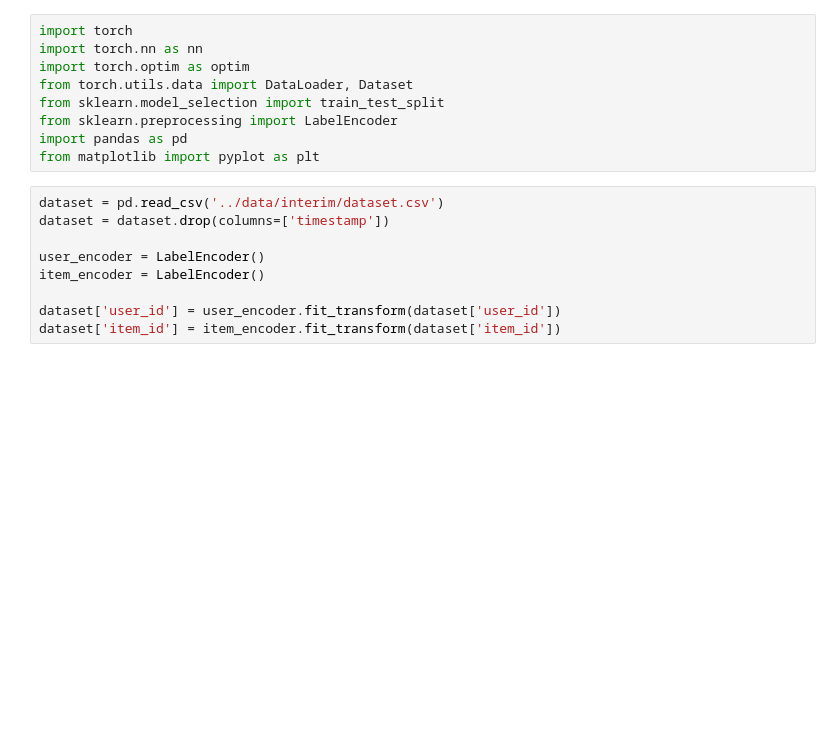
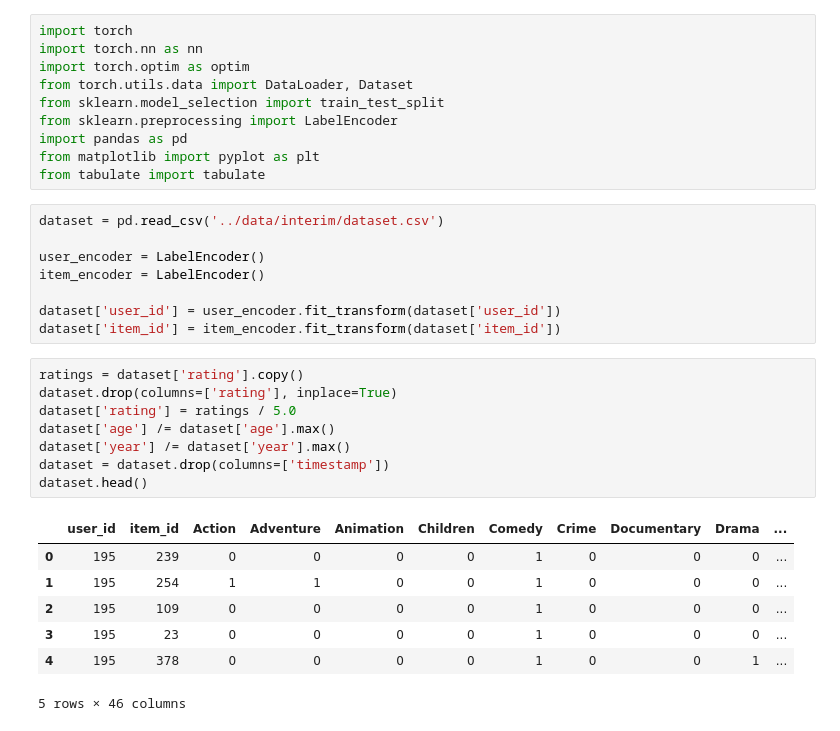
Before and after one commit to 1khazipov/movie_recommender_system, a Jupyter notebook: notebooks/2.0-pytorch-model-train-test.ipynb, the cells around one changed output. Drawn from its saved outputs; the diff is of its cells as text; blank space fills up the shorter version.

```diff
--- a/notebooks/2.0-pytorch-model-train-test.ipynb
+++ b/notebooks/2.0-pytorch-model-train-test.ipynb
@@ -7,12 +7,28 @@ from sklearn.model_selection import train_test_split
 from sklearn.preprocessing import LabelEncoder
 import pandas as pd
 from matplotlib import pyplot as plt
+from tabulate import tabulate
 # %%
 dataset = pd.read_csv('../data/interim/dataset.csv')
-dataset = dataset.drop(columns=['timestamp'])
 
 user_encoder = LabelEncoder()
 item_encoder = LabelEncoder()
 
 dataset['user_id'] = user_encoder.fit_transform(dataset['user_id'])
 dataset['item_id'] = item_encoder.fit_transform(dataset['item_id'])
+# %%
+ratings = dataset['rating'].copy()
+dataset.drop(columns=['rating'], inplace=True)
+dataset['rating'] = ratings / 5.0
+dataset['age'] /= dataset['age'].max()
+dataset['year'] /= dataset['year'].max()
+dataset = dataset.drop(columns=['timestamp'])
+dataset.head()
+# %% [output]
+|  | user_id | item_id | Action | Adventure | Animation | Children | Comedy | Crime | Documentary | Drama | ... |
+| 0 | 195 | 239 | 0 | 0 | 0 | 0 | 1 | 0 | 0 | 0 | ... |
+| 1 | 195 | 254 | 1 | 1 | 0 | 0 | 1 | 0 | 0 | 0 | ... |
+| 2 | 195 | 109 | 0 | 0 | 0 | 0 | 1 | 0 | 0 | 0 | ... |
+| 3 | 195 | 23 | 0 | 0 | 0 | 0 | 1 | 0 | 0 | 0 | ... |
+| 4 | 195 | 378 | 0 | 0 | 0 | 0 | 1 | 0 | 0 | 1 | ... |
+5 rows × 46 columns
```
Also changed, not shown: parts of 16 cells of this notebook.
